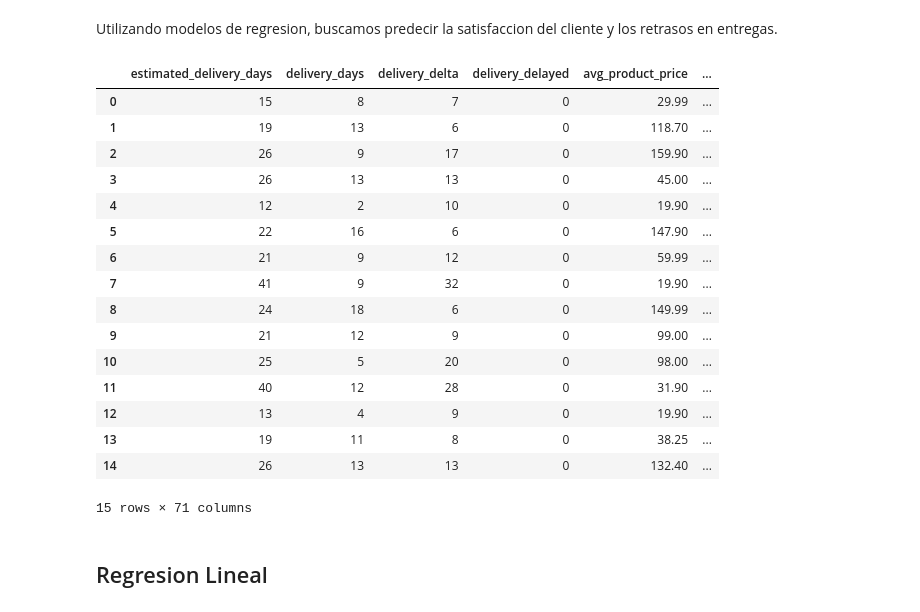
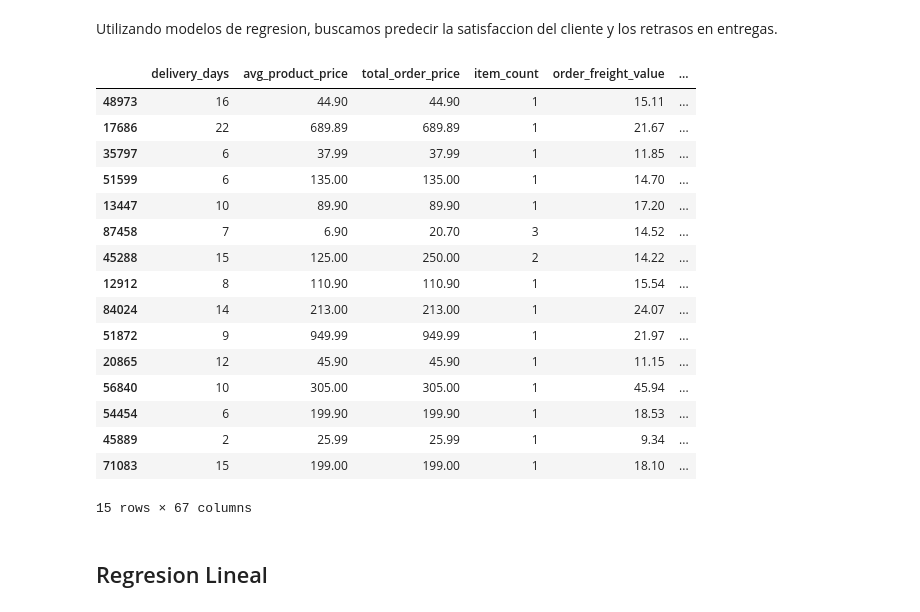
Before and after one commit to JoaquinCampos22155/proyecto3_Mineria, a Jupyter notebook: ModelosRegresion.ipynb, the cells around one changed output. Drawn from its saved outputs; the diff is of its cells as text; code cells hidden in the pictures.

```diff
--- a/ModelosRegresion.ipynb
+++ b/ModelosRegresion.ipynb
@@ -5,41 +5,56 @@ Utilizando modelos de regresion, buscamos predecir la satisfaccion del cliente y
 # %%
 import pandas as pd
 from sklearn.model_selection import train_test_split
 from sklearn.metrics import mean_squared_error, mean_absolute_error
+import numpy as np
+from sklearn.model_selection import GridSearchCV
 
 # Abrir CSV
 df = pd.read_csv('dataset/cleaned_orders.csv')
 df['delivery_delayed'] =  df['delivery_delayed'].astype(int)
+df['different_state'] = df['different_state'].astype(int)
+
+# Eliminar algunas variables respuesta de otros modelos
 df.drop(columns=['has_comment', 'has_title'], inplace=True)
 df = df.dropna()
 
-# Separar en test y train con 30/70
+# Separar en test y train con 30/70 para predicciones de satisfaccion
 dftrain, dftest = train_test_split(
     df,
     test_size=0.3,
     stratify=df['review_score'],
     random_state=42
 )
 
-df.head(15)
+# Separar en test y train con 30/70 para predicciones de delivery
+dftrain_d, dftest_d = train_test_split(
+    df,
+    test_size=0.3,
+    random_state=42
+)
+
+# Eliminar columnas que practicamente nos dan la respuesta
+dftrain_d.drop(columns=['estimated_delivery_days', 'delivery_delayed', 'delivery_delta','review_score'], inplace=True)
+dftest_d.drop(columns=['estimated_delivery_days', 'delivery_delayed', 'delivery_delta', 'review_score'], inplace=True)
+dftrain_d.head(15)
 # %% [output]
-|  | estimated_delivery_days | delivery_days | delivery_delta | delivery_delayed | avg_product_price | ... |
-| 0 | 15 | 8 | 7 | 0 | 29.99 | ... |
-| 1 | 19 | 13 | 6 | 0 | 118.70 | ... |
-| 2 | 26 | 9 | 17 | 0 | 159.90 | ... |
-| 3 | 26 | 13 | 13 | 0 | 45.00 | ... |
-| 4 | 12 | 2 | 10 | 0 | 19.90 | ... |
-| 5 | 22 | 16 | 6 | 0 | 147.90 | ... |
-| 6 | 21 | 9 | 12 | 0 | 59.99 | ... |
-| 7 | 41 | 9 | 32 | 0 | 19.90 | ... |
-| 8 | 24 | 18 | 6 | 0 | 149.99 | ... |
-| 9 | 21 | 12 | 9 | 0 | 99.00 | ... |
-| 10 | 25 | 5 | 20 | 0 | 98.00 | ... |
-| 11 | 40 | 12 | 28 | 0 | 31.90 | ... |
-| 12 | 13 | 4 | 9 | 0 | 19.90 | ... |
-| 13 | 19 | 11 | 8 | 0 | 38.25 | ... |
-| 14 | 26 | 13 | 13 | 0 | 132.40 | ... |
+|  | delivery_days | avg_product_price | total_order_price | item_count | order_freight_value | ... |
+| 48973 | 16 | 44.90 | 44.90 | 1 | 15.11 | ... |
+| 17686 | 22 | 689.89 | 689.89 | 1 | 21.67 | ... |
+| 35797 | 6 | 37.99 | 37.99 | 1 | 11.85 | ... |
+| 51599 | 6 | 135.00 | 135.00 | 1 | 14.70 | ... |
+| 13447 | 10 | 89.90 | 89.90 | 1 | 17.20 | ... |
+| 87458 | 7 | 6.90 | 20.70 | 3 | 14.52 | ... |
+| 45288 | 15 | 125.00 | 250.00 | 2 | 14.22 | ... |
+| 12912 | 8 | 110.90 | 110.90 | 1 | 15.54 | ... |
+| 84024 | 14 | 213.00 | 213.00 | 1 | 24.07 | ... |
+| 51872 | 9 | 949.99 | 949.99 | 1 | 21.97 | ... |
+| 20865 | 12 | 45.90 | 45.90 | 1 | 11.15 | ... |
+| 56840 | 10 | 305.00 | 305.00 | 1 | 45.94 | ... |
+| 54454 | 6 | 199.90 | 199.90 | 1 | 18.53 | ... |
+| 45889 | 2 | 25.99 | 25.99 | 1 | 9.34 | ... |
+| 71083 | 15 | 199.00 | 199.00 | 1 | 18.10 | ... |
-15 rows × 71 columns
+15 rows × 67 columns
 # %% [markdown]
 ## Regresion Lineal
 # %% [markdown]
```
Also changed, not shown: parts of 39 cells of this notebook.
